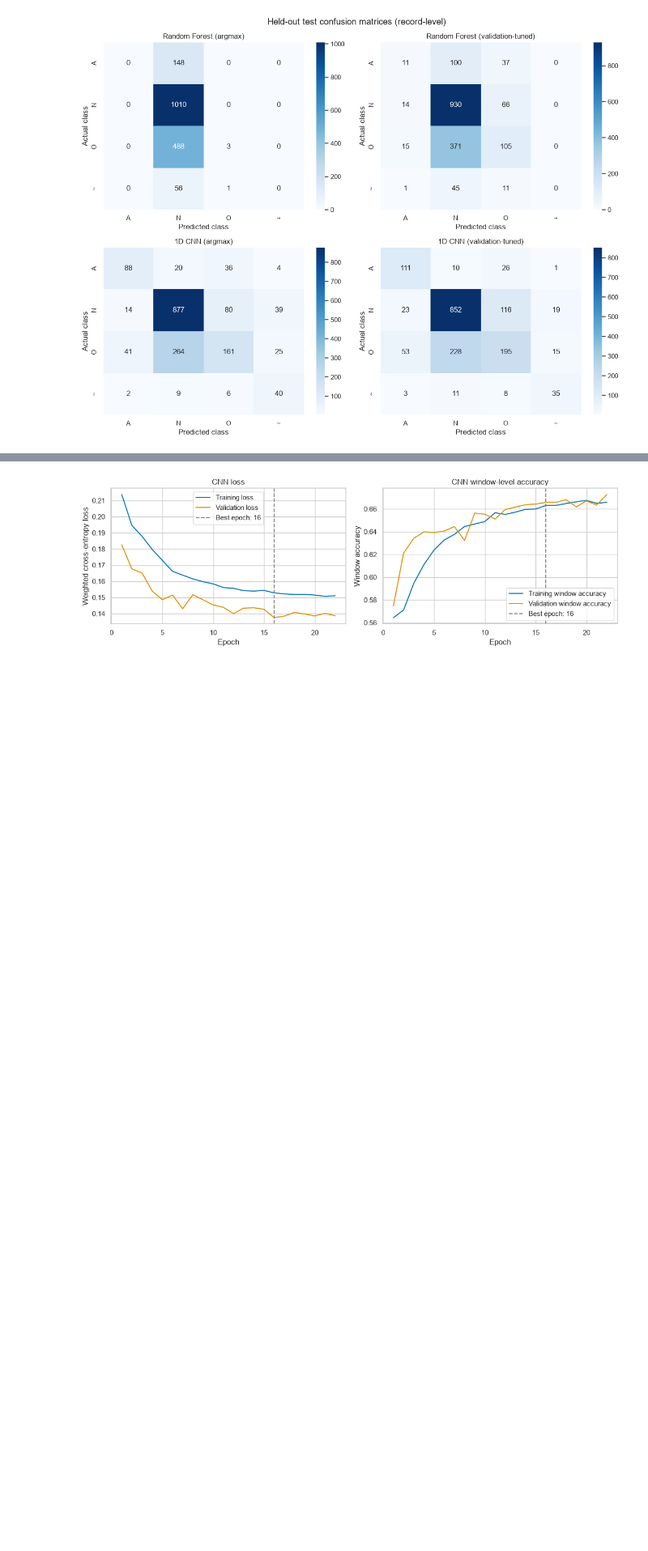
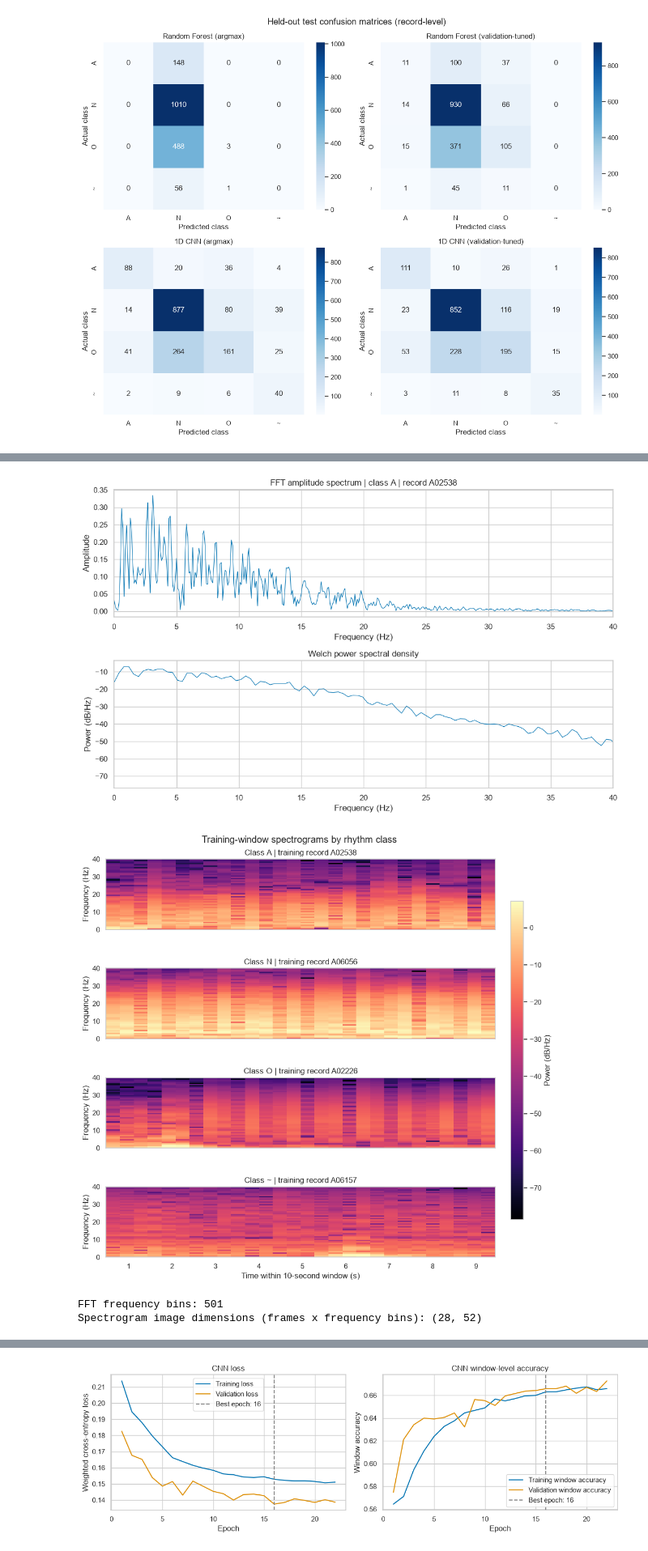
Before and after one commit to TSK06/ecg_ai, a Jupyter notebook: notebook/ECG_Rhythm_classification.ipynb, the cells around one changed output, grey strips where cells are left out. Shown at 81% size. Saved outputs shown, nothing was run; the diff lists cells and outputs as text; code cells hidden in the pictures; blank space fills up the shorter version.

Commit message:
added fft/welch plots,per-class spectrogram visualizations, and a 2D CNN that classifies log-spectrogram images

```diff
--- a/notebook/ECG_Rhythm_classification.ipynb
+++ b/notebook/ECG_Rhythm_classification.ipynb
@@ -615 +619,57 @@ weighted avg      0.688     0.699     0.688      1706
+# %%
+# Select one training window per class so test records remain untouched.
+class_window_indices = {
+    class_name: int(np.flatnonzero(y_train == CLASS_TO_INDEX[class_name])[0])
+    for class_name in CLASS_NAMES
+}
+fft_record_id = train_window_record_ids[class_window_indices[CLASS_NAMES[0]]]
+fft_window = X_train[class_window_indices[CLASS_NAMES[0]]]
+
+# Hann-windowed one-sided FFT magnitude and Welch power spectral density.
+fft_taper = signal.windows.hann(len(fft_window), sym=False)
+fft_frequencies = np.fft.rfftfreq(len(fft_window), d=1 / TARGET_FS)
+fft_magnitude = np.abs(np.fft.rfft(fft_window * fft_taper)) * (2 / fft_taper.sum())
+psd_frequencies, psd = signal.welch(fft_window, fs=TARGET_FS, nperseg=256)
+
+fig, axes = plt.subplots(2, 1, figsize=(11, 7))
+axes[0].plot(fft_frequencies, fft_magnitude, linewidth=0.8)
+axes[0].set(xlim=(0, 40), title=f"FFT amplitude spectrum | class {CLASS_NAMES[0]} | record {fft_record_id}",
+            xlabel="Frequency (Hz)", ylabel="Amplitude")
+axes[1].plot(psd_frequencies, 10 * np.log10(psd + 1e-12), linewidth=0.8)
+axes[1].set(xlim=(0, 40), title="Welch power spectral density",
+            xlabel="Frequency (Hz)", ylabel="Power (dB/Hz)")
+plt.tight_layout()
+plt.show()
+
+fig, axes = plt.subplots(len(CLASS_NAMES), 1, figsize=(11, 10), sharex=True)
+for ax, class_name in zip(axes, CLASS_NAMES):
+    window_index = class_window_indices[class_name]
+    frequencies, times, power = signal.spectrogram(
+        X_train[window_index],
+        fs=TARGET_FS,
+        window="hann",
+        nperseg=128,
+        noverlap=96,
+        scaling="density",
+        mode="psd",
+    )
+    frequency_mask = frequencies <= 40
+    power_db = 10 * np.log10(power[frequency_mask] + 1e-12)
+    image = ax.pcolormesh(times, frequencies[frequency_mask], power_db, shading="auto", cmap="magma")
+    ax.set(title=f"Class {class_name} | training record {train_window_record_ids[window_index]}",
+           ylabel="Frequency (Hz)", ylim=(0, 40))
+axes[-1].set_xlabel("Time within 10-second window (s)")
+fig.subplots_adjust(right=0.88, hspace=0.55, top=0.93, bottom=0.08)
+colorbar_axes = fig.add_axes([0.91, 0.16, 0.025, 0.68])
+fig.colorbar(image, cax=colorbar_axes, label="Power (dB/Hz)")
+fig.suptitle("Training-window spectrograms by rhythm class")
+plt.show()
+
+print("FFT frequency bins:", len(fft_frequencies))
+print("Spectrogram image dimensions (frames x frequency bins):", power_db.shape[::-1])
+# %% [output]
+[figure, added]
+[figure, added]
+FFT frequency bins: 501
+Spectrogram image dimensions (frames x frequency bins): (28, 52)
 # %% [markdown]
```
Also changed, not shown: parts of 10 cells of this notebook.
